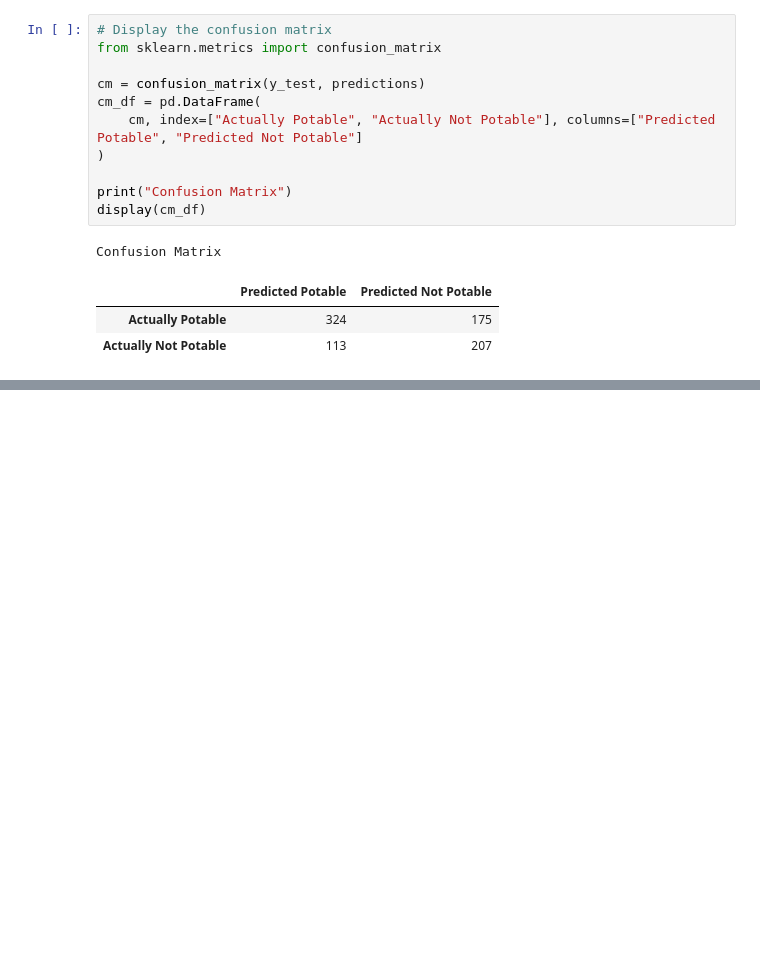
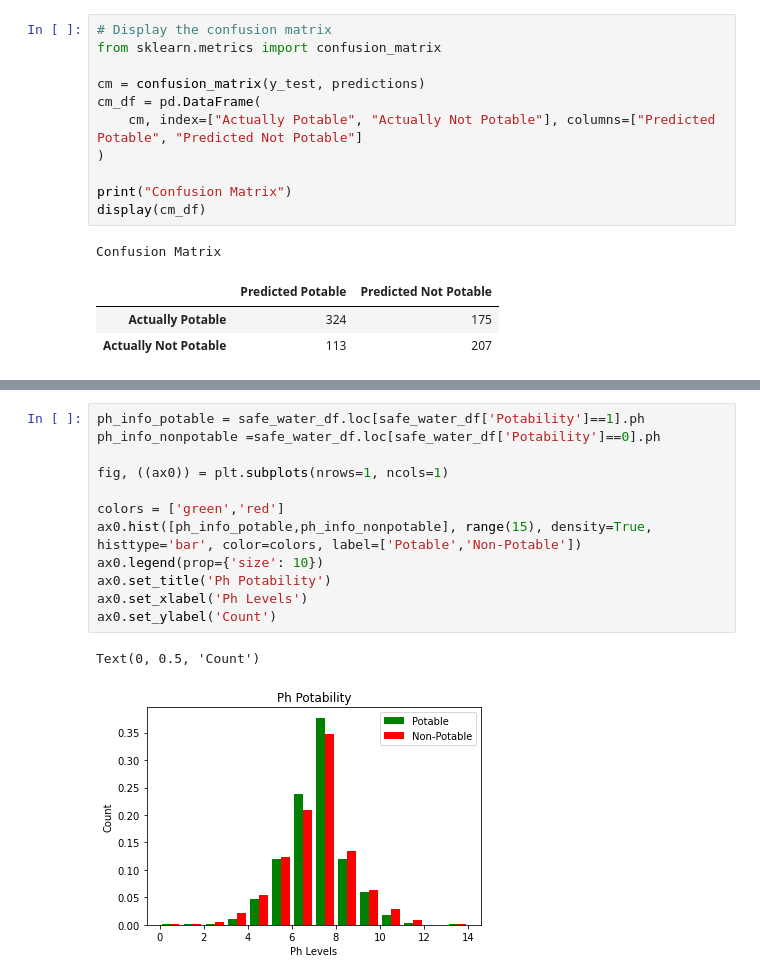
Before and after one commit to jessezimm/Environmental_Sustainability, a Jupyter notebook: Environmental_Sustainability.ipynb, the cells around one changed output, grey strips where cells are left out. Cells and saved outputs as stored; diff of their text form; blank space fills up the shorter version.

```diff
--- a/Environmental_Sustainability.ipynb
+++ b/Environmental_Sustainability.ipynb
@@ -200,0 +220,15 @@ sorted(zip(brf_model.feature_importances_, X.columns), reverse=True)
+# %%
+ph_info_potable = safe_water_df.loc[safe_water_df['Potability']==1].ph
+ph_info_nonpotable =safe_water_df.loc[safe_water_df['Potability']==0].ph
+
+fig, ((ax0)) = plt.subplots(nrows=1, ncols=1)
+
+colors = ['green','red']
+ax0.hist([ph_info_potable,ph_info_nonpotable], range(15), density=True, histtype='bar', color=colors, label=['Potable','Non-Potable'])
+ax0.legend(prop={'size': 10})
+ax0.set_title('Ph Potability')
+ax0.set_xlabel('Ph Levels')
+ax0.set_ylabel('Count')
+# %% [output]
+Text(0, 0.5, 'Count')
+[figure, added]
```
Also changed, not shown: parts of 8 cells of this notebook.
